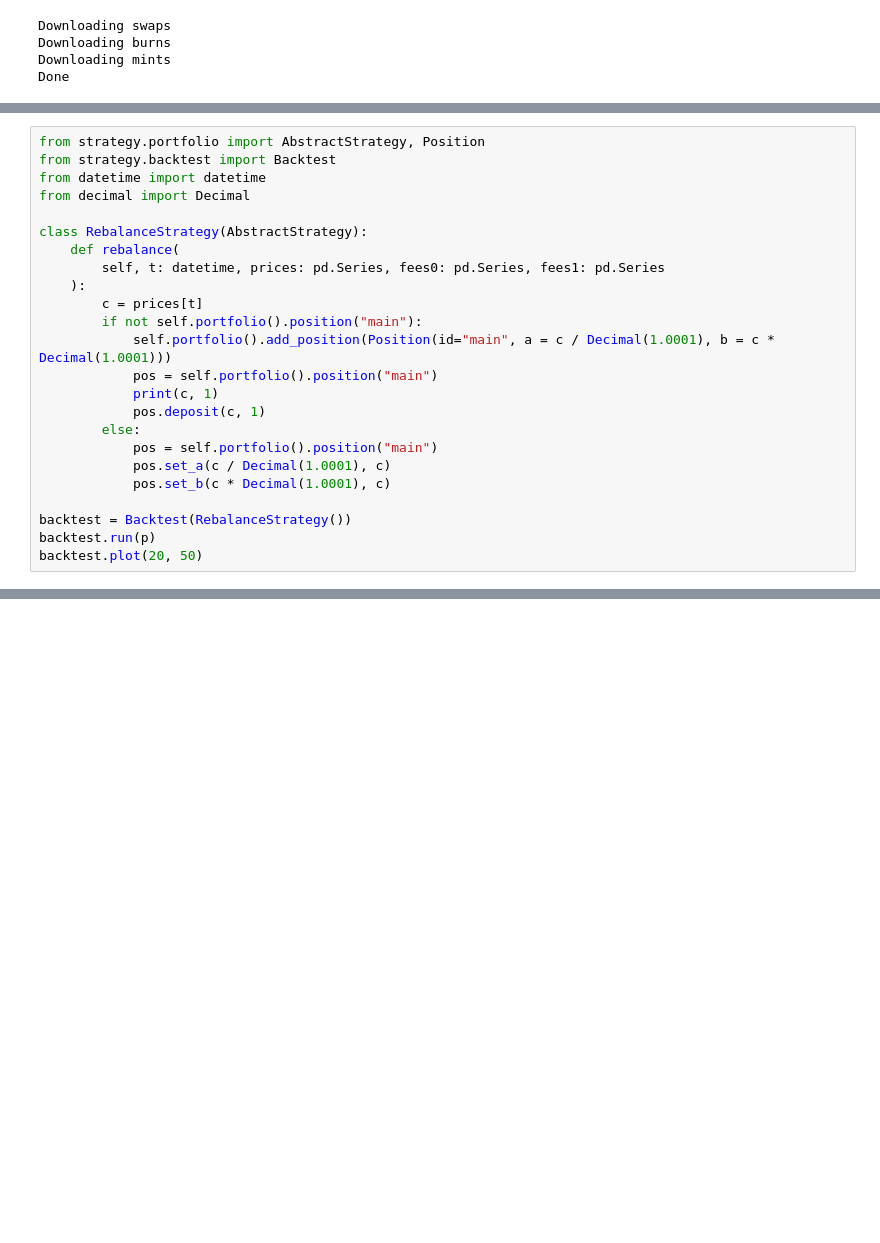
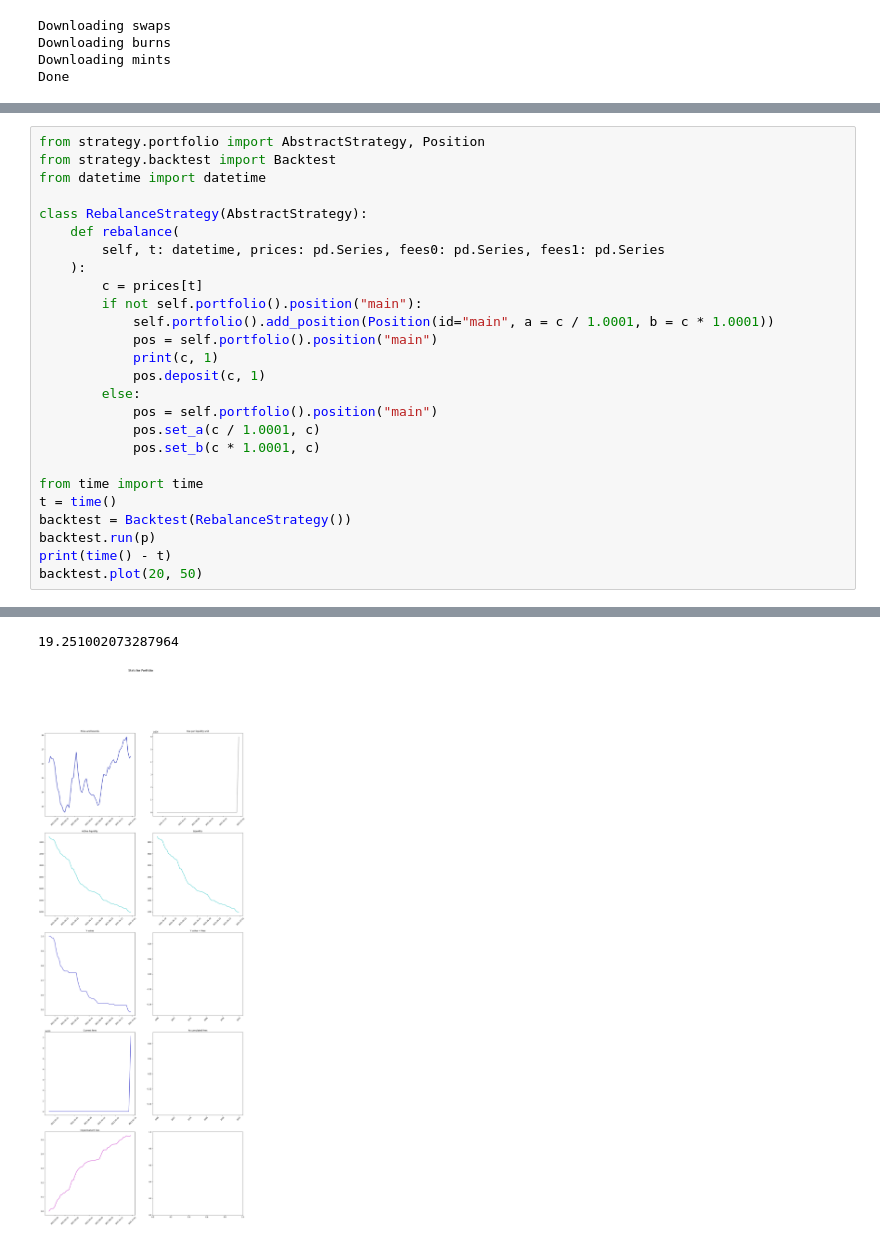
Before and after one commit to mellow-finance/mellow-strategy-sdk, a Jupyter notebook: examples/data.ipynb, the cells around one changed output, grey strips where cells are left out. Cells and saved outputs as stored; diff of their text form; blank space fills up the shorter version.

Commit message:
decimal -> float

```diff
--- a/examples/data.ipynb
+++ b/examples/data.ipynb
@@ -46,7 +63,6 @@ p.plot()
 from strategy.portfolio import AbstractStrategy, Position
 from strategy.backtest import Backtest
 from datetime import datetime
-from decimal import Decimal
 
 class RebalanceStrategy(AbstractStrategy):
     def rebalance(
@@ -54,16 +70,19 @@ class RebalanceStrategy(AbstractStrategy):
     ):
         c = prices[t]
         if not self.portfolio().position("main"):
-            self.portfolio().add_position(Position(id="main", a = c / Decimal(1.0001), b = c * Decimal(1.0001)))
+            self.portfolio().add_position(Position(id="main", a = c / 1.0001, b = c * 1.0001))
             pos = self.portfolio().position("main")
             print(c, 1)
             pos.deposit(c, 1)
         else:
             pos = self.portfolio().position("main")
-            pos.set_a(c / Decimal(1.0001), c)
-            pos.set_b(c * Decimal(1.0001), c)
+            pos.set_a(c / 1.0001, c)
+            pos.set_b(c * 1.0001, c)
 
+from time import time
+t = time()
 backtest = Backtest(RebalanceStrategy())
 backtest.run(p)
+print(time() - t)
 backtest.plot(20, 50)
 # %% [output]
@@ -70,0 +90,2 @@ backtest.plot(20, 50)
+19.251002073287964
+[figure, added]
```
Also changed, not shown: parts of 3 cells of this notebook, 4 other files.
